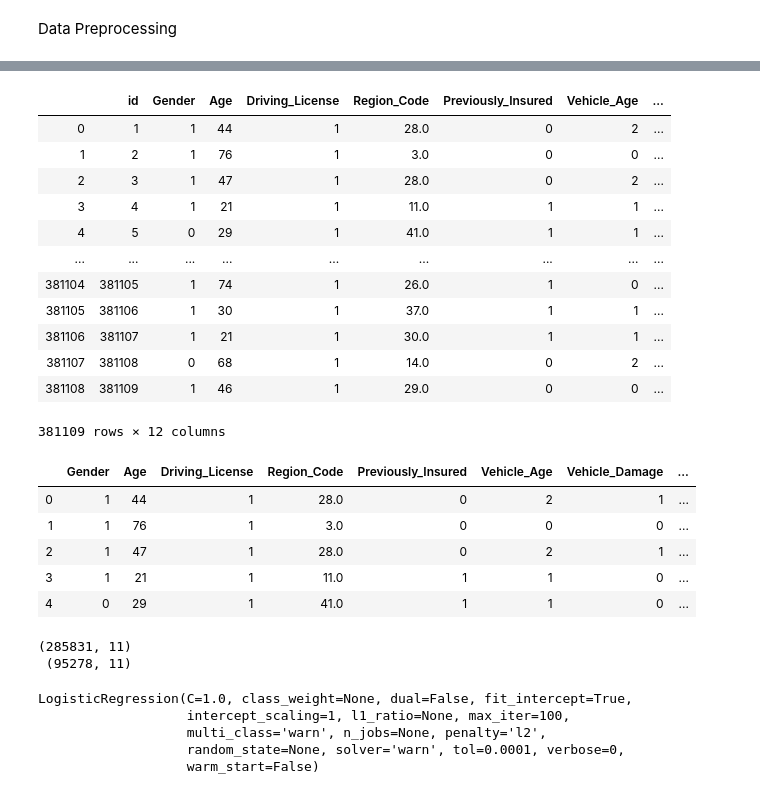
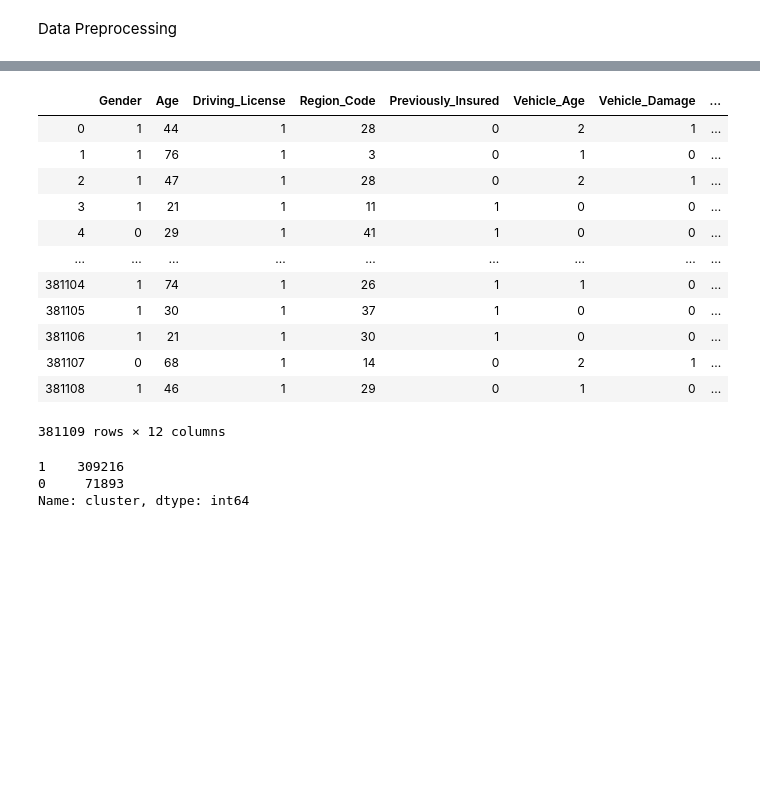
Before and after one commit to PranavSarda/DS-Lab, a Jupyter notebook: Project/Mini Project.ipynb, the cells around one changed output, grey strips where cells are left out. Cells and saved outputs as stored; diff of their text form; code cells hidden in the pictures; blank space fills up the shorter version.

```diff
--- a/Project/Mini Project.ipynb
+++ b/Project/Mini Project.ipynb
@@ -261,16 +300,29 @@ insuranceDF.head()
+# %%
+X = insuranceDF.drop(['Response'], axis=1)
+y = insuranceDF['Response']
+# %%
+from sklearn.cluster import KMeans
+kmeans = KMeans(n_clusters=2, random_state=669).fit(X)      #random_state of avg of GR numbers
+# %%
+insuranceDF['cluster'] = kmeans.labels_
+insuranceDF
+# %% [output]
+|  | Gender | Age | Driving_License | Region_Code | Previously_Insured | Vehicle_Age | Vehicle_Damage | ... |
+| 0 | 1 | 44 | 1 | 28 | 0 | 2 | 1 | ... |
+| 1 | 1 | 76 | 1 | 3 | 0 | 1 | 0 | ... |
+| 2 | 1 | 47 | 1 | 28 | 0 | 2 | 1 | ... |
+| 3 | 1 | 21 | 1 | 11 | 1 | 0 | 0 | ... |
+| 4 | 0 | 29 | 1 | 41 | 1 | 0 | 0 | ... |
+| ... | ... | ... | ... | ... | ... | ... | ... | ... |
+| 381104 | 1 | 74 | 1 | 26 | 1 | 1 | 0 | ... |
+| 381105 | 1 | 30 | 1 | 37 | 1 | 0 | 0 | ... |
+| 381106 | 1 | 21 | 1 | 30 | 1 | 0 | 0 | ... |
+| 381107 | 0 | 68 | 1 | 14 | 0 | 2 | 1 | ... |
+| 381108 | 1 | 46 | 1 | 29 | 0 | 1 | 0 | ... |
+381109 rows × 12 columns
 # %%
-insuranceDF
+insuranceDF['cluster'].value_counts()
 # %% [output]
-|  | id | Gender | Age | Driving_License | Region_Code | Previously_Insured | Vehicle_Age | ... |
-| 0 | 1 | 1 | 44 | 1 | 28.0 | 0 | 2 | ... |
-| 1 | 2 | 1 | 76 | 1 | 3.0 | 0 | 0 | ... |
-| 2 | 3 | 1 | 47 | 1 | 28.0 | 0 | 2 | ... |
-| 3 | 4 | 1 | 21 | 1 | 11.0 | 1 | 1 | ... |
-| 4 | 5 | 0 | 29 | 1 | 41.0 | 1 | 1 | ... |
-| ... | ... | ... | ... | ... | ... | ... | ... | ... |
-| 381104 | 381105 | 1 | 74 | 1 | 26.0 | 1 | 0 | ... |
-| 381105 | 381106 | 1 | 30 | 1 | 37.0 | 1 | 1 | ... |
-| 381106 | 381107 | 1 | 21 | 1 | 30.0 | 1 | 1 | ... |
-| 381107 | 381108 | 0 | 68 | 1 | 14.0 | 0 | 2 | ... |
-| 381108 | 381109 | 1 | 46 | 1 | 29.0 | 0 | 0 | ... |
-381109 rows × 12 columns
+1    309216
+0     71893
+Name: cluster, dtype: int64
@@ -280,31 +328,0 @@ insuranceDF
-# %%
-insuranceDF.head()
-# %% [output]
-|  | Gender | Age | Driving_License | Region_Code | Previously_Insured | Vehicle_Age | Vehicle_Damage | ... |
-| 0 | 1 | 44 | 1 | 28.0 | 0 | 2 | 1 | ... |
-| 1 | 1 | 76 | 1 | 3.0 | 0 | 0 | 0 | ... |
-| 2 | 1 | 47 | 1 | 28.0 | 0 | 2 | 1 | ... |
-| 3 | 1 | 21 | 1 | 11.0 | 1 | 1 | 0 | ... |
-| 4 | 0 | 29 | 1 | 41.0 | 1 | 1 | 0 | ... |
-# %%
-from sklearn.model_selection import train_test_split
-
-x = insuranceDF.drop(labels= ['Response'], axis=1)
-y = insuranceDF.Response
-
-xtrain, xtest, ytrain, ytest = train_test_split(x, y, test_size=0.25, random_state = 0)
-
-print(xtrain.shape, '\n', xtest.shape)
-# %% [output]
-(285831, 11)
- (95278, 11)
-# %%
-from sklearn.linear_model import LogisticRegression
-LR = LogisticRegression()
-LR.fit(xtrain, ytrain)
-# %% [output]
-LogisticRegression(C=1.0, class_weight=None, dual=False, fit_intercept=True,
-                   intercept_scaling=1, l1_ratio=None, max_iter=100,
-                   multi_class='warn', n_jobs=None, penalty='l2',
-                   random_state=None, solver='warn', tol=0.0001, verbose=0,
-                   warm_start=False)
```
Also changed, not shown: parts of 18 cells of this notebook.
